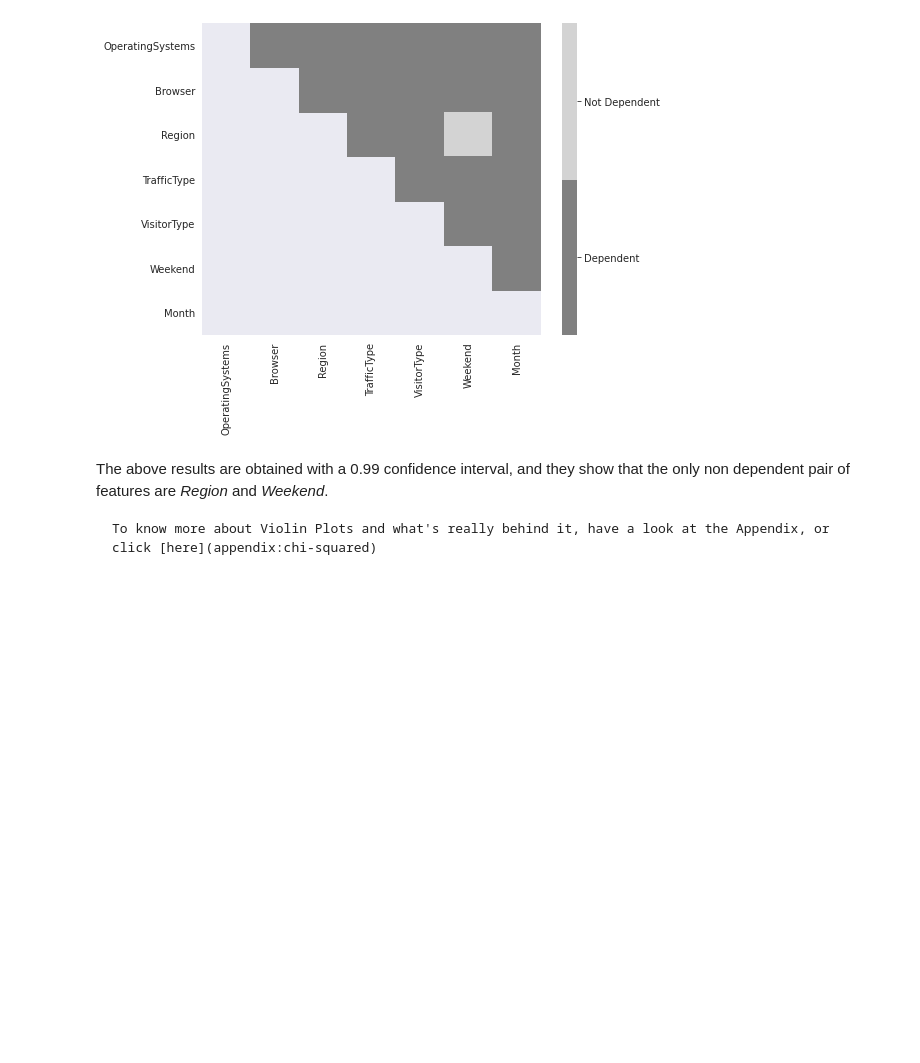
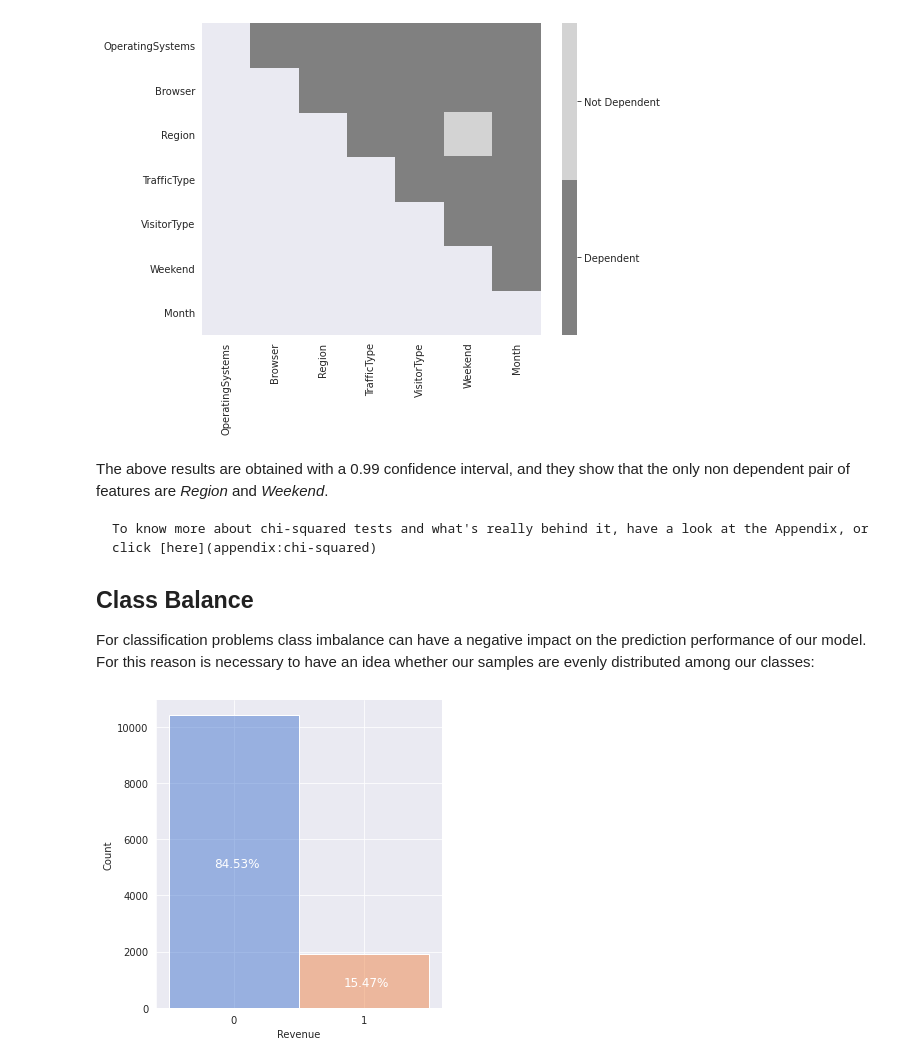
Before and after one commit to Nico995/Machine-Learning-For-Online-Purchases-Prediction, a Jupyter notebook: _sources/data_exploration.ipynb, the cells around one changed output. Cells and saved outputs as stored; diff of their text form; code cells hidden in the pictures; blank space fills up the shorter version.

````diff
--- a/_sources/data_exploration.ipynb
+++ b/_sources/data_exploration.ipynb
@@ -200,7 +200,23 @@ plt.show()
 # %% [markdown]
 The above results are obtained with a 0.99 confidence interval, and they show that the only non dependent pair of features are *Region* and *Weekend*.
 
+```{tip}
+To know more about chi-squared tests and what's really behind it, have a look at the Appendix, or click [here](appendix:chi-squared)
+```
 
-```{tip}
-To know more about Violin Plots and what's really behind it, have a look at the Appendix, or click [here](appendix:chi-squared)
-```
+## Class Balance
+
+For classification problems class imbalance can have a negative impact on the prediction performance of our model.
+For this reason is necessary to have an idea whether our samples are evenly distributed among our classes:
+# %%
+df['Revenue_str'] = df['Revenue'].astype('int').astype('str')
+
+fg = sns.displot(x='Revenue_str' ,data=df, discrete=True, bins=[0, 1], hue='Revenue_str', legend=False, palette="muted")
+fg.axes[0][0].text(-0.15, df['Revenue'].eq(0).sum()//2-200, f"{df['Revenue'].eq(0).sum()*100/df.shape[0]:.2f}%", fontsize=12, color='w')
+fg.axes[0][0].text(1-0.15, df['Revenue'].eq(1).sum()//2-200, f"{df['Revenue'].eq(1).sum()*100/df.shape[0]:.2f}%", fontsize=12, color='w')
+fg.axes[0][0].set_xlabel('Revenue')
+plt.tight_layout()
+plt.show()
+df.drop(columns='Revenue_str');
+# %% [output]
+[figure, added]
````
Also changed, not shown: parts of 2 cells of this notebook, 28 other files.
